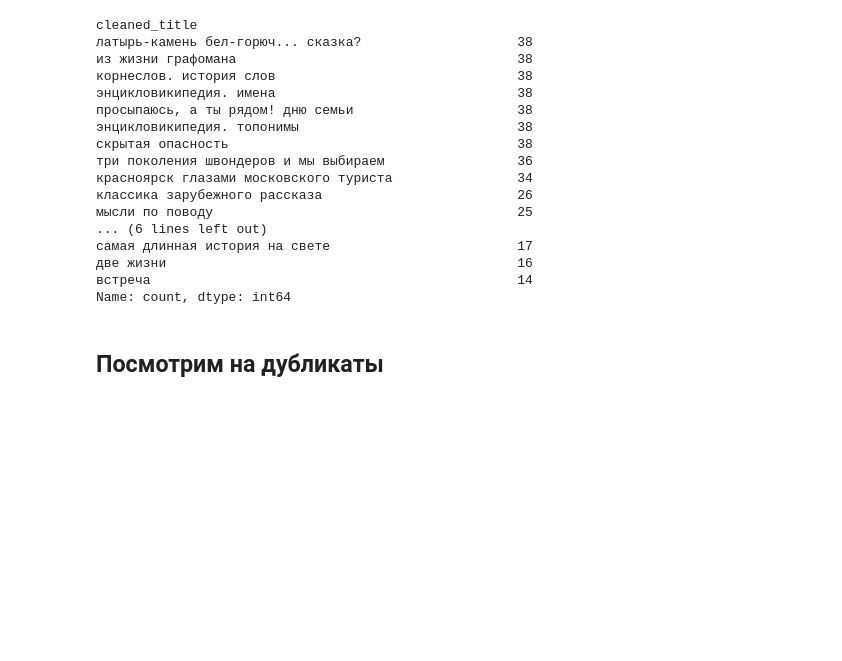
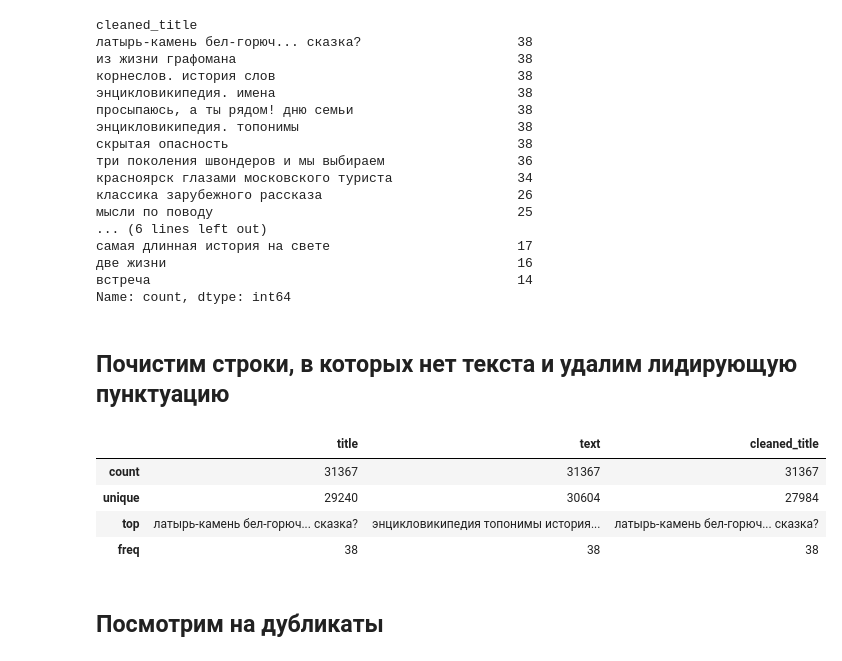
Before and after one commit to VeronikaSteklo/generation_names, a Jupyter notebook: notebooks/work_with_all_data.ipynb, the cells around one changed output. Drawn from its saved outputs; the diff is of its cells as text; code cells hidden in the pictures; blank space fills up the shorter version.

```diff
--- a/notebooks/work_with_all_data.ipynb
+++ b/notebooks/work_with_all_data.ipynb
@@ -278,3 +277,5 @@ cleaned_title
 две жизни                                             16
 встреча                                               14
 Name: count, dtype: int64
+# %% [markdown]
+## Почистим строки, в которых нет текста и удалим лидирующую пунктуацию
@@ -281,3 +288,14 @@ Name: count, dtype: int64
+# %%
+data = data[data.text.apply(is_meaningful)].reset_index(drop=True)
+data.text = data.text.str.replace(r"[^\w\s,.!?-]", " ", regex=True)
+data.text = data.text.str.replace(r"\s+", " ", regex=True).str.strip()
+data.describe()
+# %% [output]
+|  | title | text | cleaned_title |
+| count | 31367 | 31367 | 31367 |
+| unique | 29240 | 30604 | 27984 |
+| top | латырь-камень бел-горюч... сказка? | энцикловикипедия топонимы история... | латырь-камень бел-горюч... сказка? |
+| freq | 38 | 38 | 38 |
 # %% [markdown]
 ## Посмотрим на дубликаты
 # %%
```
Also changed, not shown: parts of 12 cells of this notebook.
